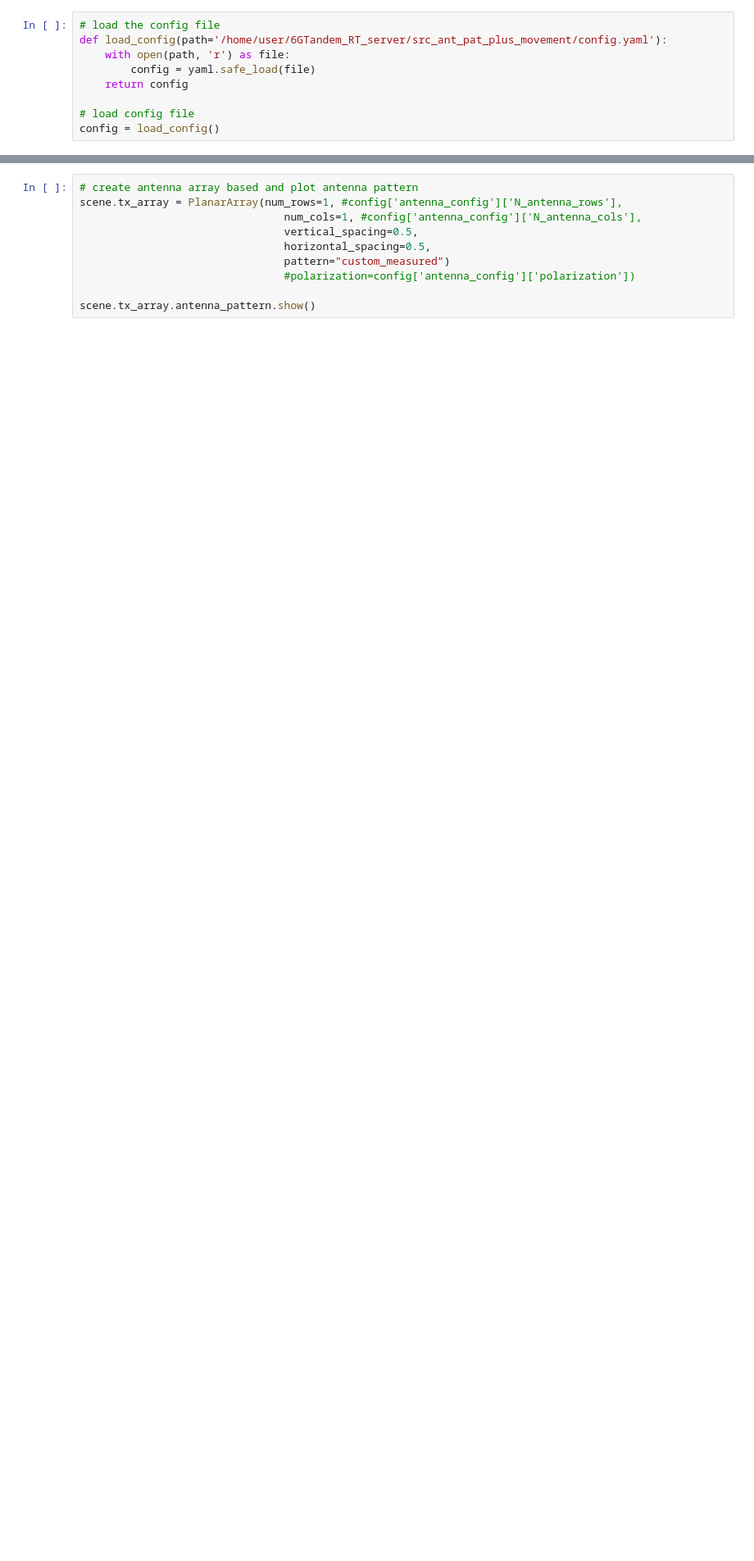
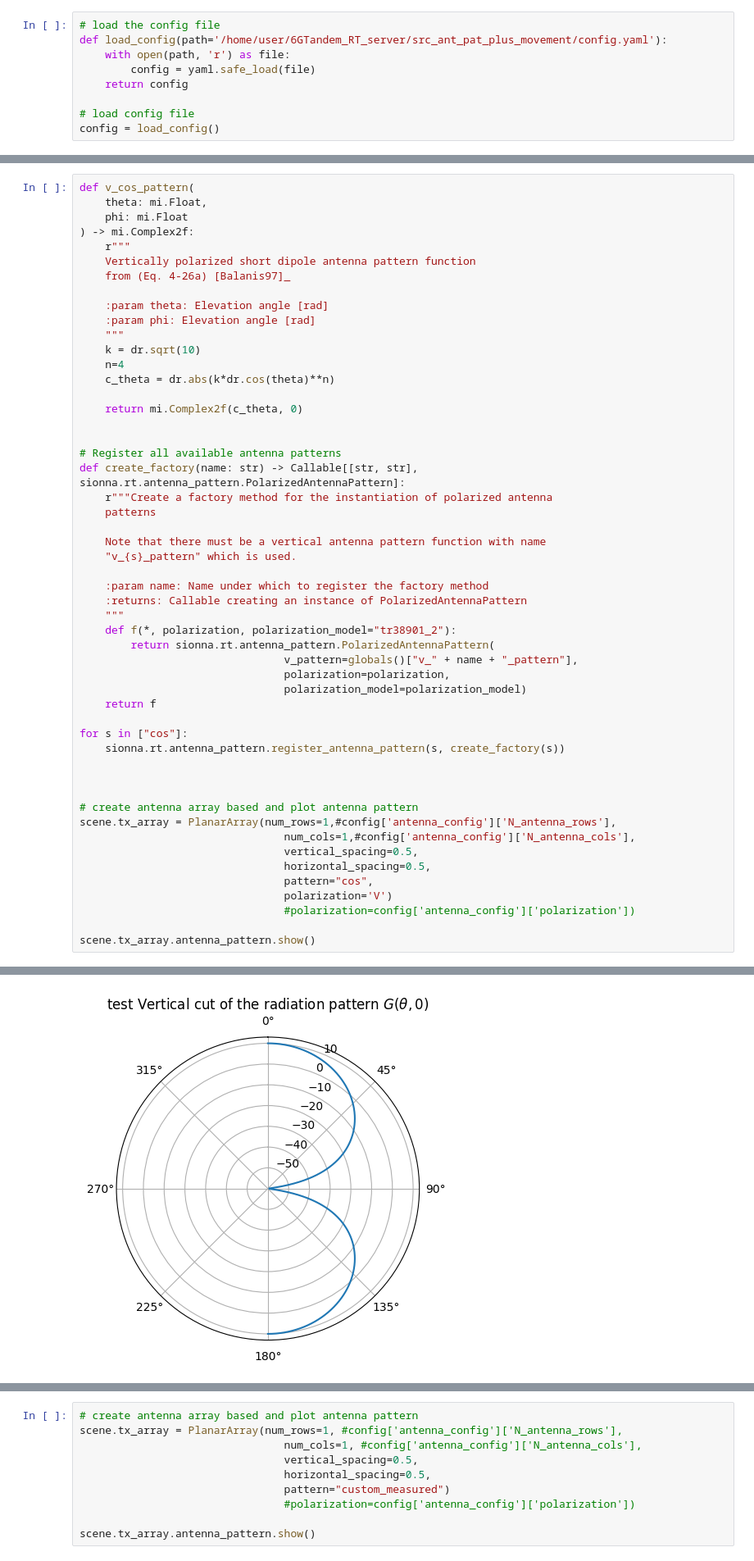
Before and after one commit to 6GTandem/6GTandem_RT_server, a Jupyter notebook: examples/antenna_pattern_test.ipynb, the cells around one changed output, grey strips where cells are left out. Shown at 82% size. Cells and saved outputs as stored; diff of their text form; blank space fills up the shorter version.

Commit message:
radiation patterns fixed

```diff
--- a/examples/antenna_pattern_test.ipynb
+++ b/examples/antenna_pattern_test.ipynb
@@ -64,0 +195,53 @@ config = load_config()
+# %%
+def v_cos_pattern(
+    theta: mi.Float,
+    phi: mi.Float
+) -> mi.Complex2f:
+    r"""
+    Vertically polarized short dipole antenna pattern function
+    from (Eq. 4-26a) [Balanis97]_
+
+    :param theta: Elevation angle [rad]
+    :param phi: Elevation angle [rad]
+    """
+    k = dr.sqrt(10)
+    n=4
+    c_theta = dr.abs(k*dr.cos(theta)**n)
+
+    return mi.Complex2f(c_theta, 0)
+
+
+# Register all available antenna patterns
+def create_factory(name: str) -> Callable[[str, str], sionna.rt.antenna_pattern.PolarizedAntennaPattern]:
+    r"""Create a factory method for the instantiation of polarized antenna
+    patterns
+
+    Note that there must be a vertical antenna pattern function with name
+    "v_{s}_pattern" which is used.
+
+    :param name: Name under which to register the factory method
+    :returns: Callable creating an instance of PolarizedAntennaPattern
+    """
+    def f(*, polarization, polarization_model="tr38901_2"):
+        return sionna.rt.antenna_pattern.PolarizedAntennaPattern(
+                                v_pattern=globals()["v_" + name + "_pattern"],
+                                polarization=polarization,
+                                polarization_model=polarization_model)
+    return f
+
+for s in ["cos"]:
+    sionna.rt.antenna_pattern.register_antenna_pattern(s, create_factory(s))
+
+
+
+# create antenna array based and plot antenna pattern
+scene.tx_array = PlanarArray(num_rows=1,#config['antenna_config']['N_antenna_rows'],
+                                num_cols=1,#config['antenna_config']['N_antenna_cols'],
+                                vertical_spacing=0.5,
+                                horizontal_spacing=0.5,
+                                pattern="cos",
+                                polarization='V')
+                                #polarization=config['antenna_config']['polarization'])
+
+scene.tx_array.antenna_pattern.show()
+# %% [output]
@@ -64,0 +251 @@ config = load_config()
+[figure, added]
```
Also changed, not shown: parts of 15 cells of this notebook, 5 other files.
